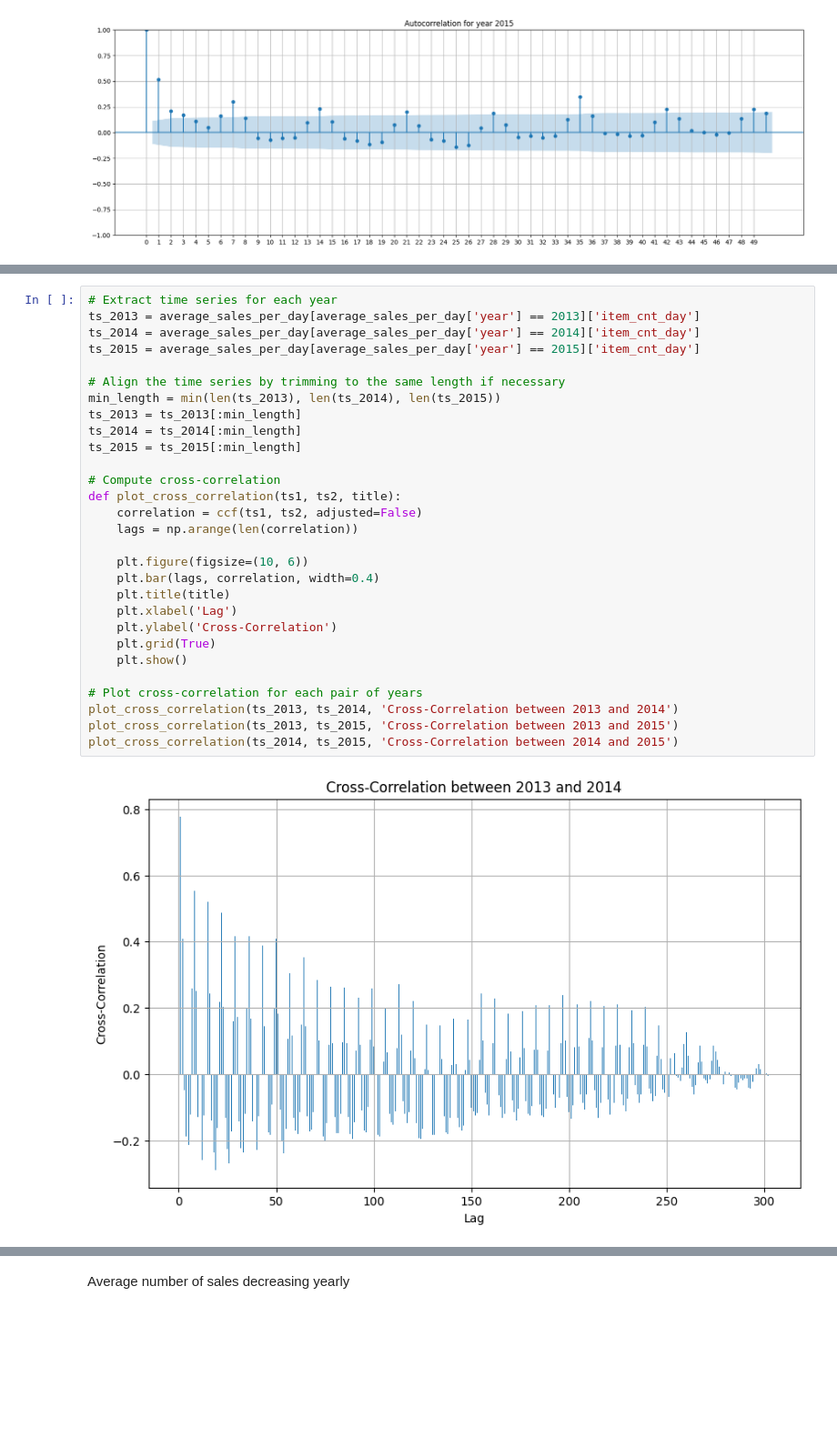
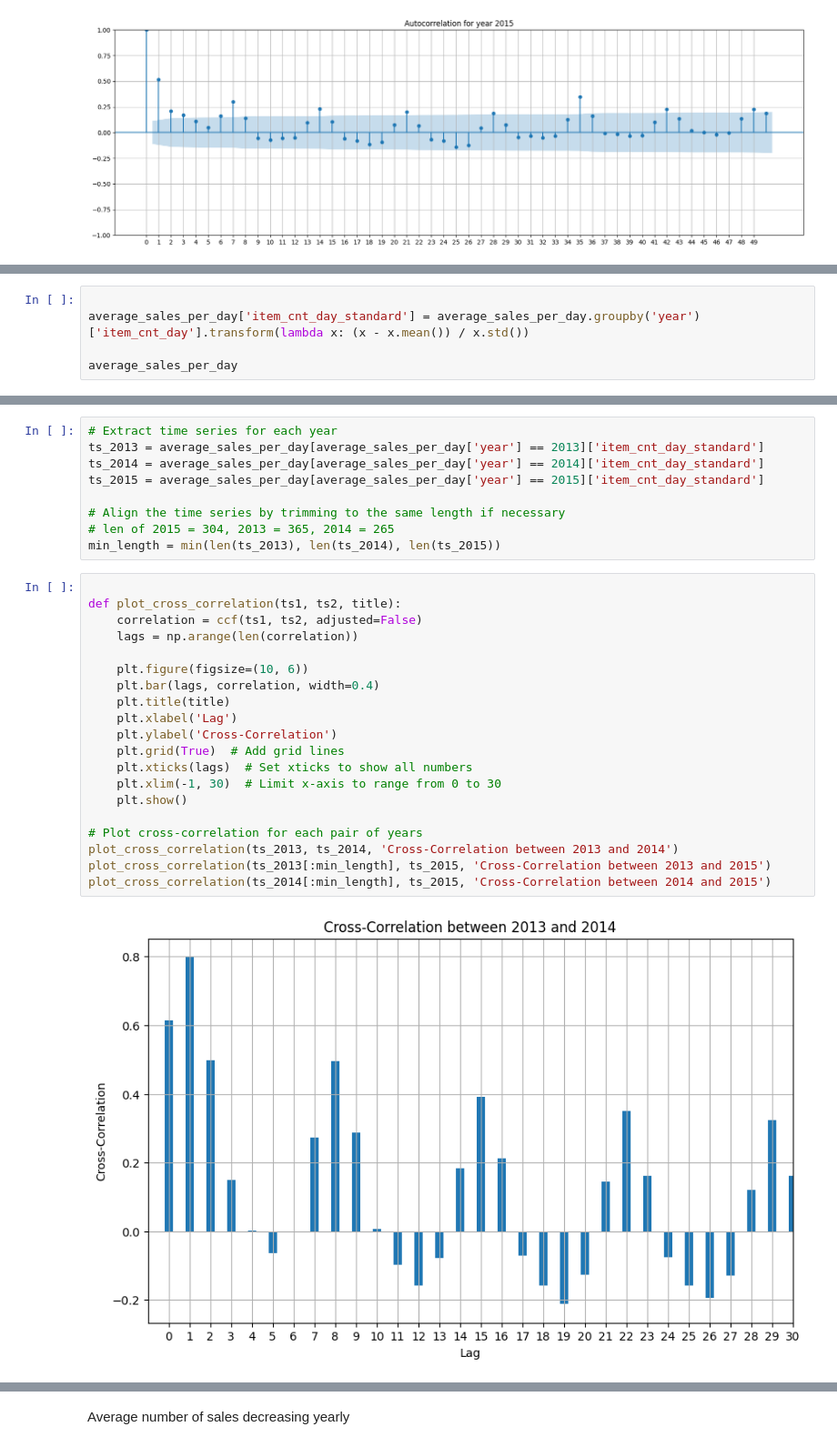
Before and after one commit to OliviaJayeola/DataSciencePortfolio, a Jupyter notebook: predict_sales/predict_sales.ipynb, the cells around one changed output, grey strips where cells are left out. Shown at 91% size. Cells and saved outputs as stored; diff of their text form; blank space fills up the shorter version.

```diff
--- a/predict_sales/predict_sales.ipynb
+++ b/predict_sales/predict_sales.ipynb
@@ -269,0 +257,5 @@ Name: item_cnt_day, Length: 304, dtype: float64
+# %%
+
+average_sales_per_day['item_cnt_day_standard'] = average_sales_per_day.groupby('year')['item_cnt_day'].transform(lambda x: (x - x.mean()) / x.std())
+
+average_sales_per_day
@@ -270,31 +276,31 @@ Name: item_cnt_day, Length: 304, dtype: float64
+# %%
+# Extract time series for each year
+ts_2013 = average_sales_per_day[average_sales_per_day['year'] == 2013]['item_cnt_day_standard']
+ts_2014 = average_sales_per_day[average_sales_per_day['year'] == 2014]['item_cnt_day_standard']
+ts_2015 = average_sales_per_day[average_sales_per_day['year'] == 2015]['item_cnt_day_standard']
+
+# Align the time series by trimming to the same length if necessary
+# len of 2015 = 304, 2013 = 365, 2014 = 265
+min_length = min(len(ts_2013), len(ts_2014), len(ts_2015))
 # %%
-# Extract time series for each year
-ts_2013 = average_sales_per_day[average_sales_per_day['year'] == 2013]['item_cnt_day']
-ts_2014 = average_sales_per_day[average_sales_per_day['year'] == 2014]['item_cnt_day']
-ts_2015 = average_sales_per_day[average_sales_per_day['year'] == 2015]['item_cnt_day']
 
-# Align the time series by trimming to the same length if necessary
-min_length = min(len(ts_2013), len(ts_2014), len(ts_2015))
-ts_2013 = ts_2013[:min_length]
-ts_2014 = ts_2014[:min_length]
-ts_2015 = ts_2015[:min_length]
-
-# Compute cross-correlation
 def plot_cross_correlation(ts1, ts2, title):
     correlation = ccf(ts1, ts2, adjusted=False)
     lags = np.arange(len(correlation))
 
     plt.figure(figsize=(10, 6))
     plt.bar(lags, correlation, width=0.4)
     plt.title(title)
     plt.xlabel('Lag')
     plt.ylabel('Cross-Correlation')
-    plt.grid(True)
+    plt.grid(True)  # Add grid lines
+    plt.xticks(lags)  # Set xticks to show all numbers
+    plt.xlim(-1, 30)  # Limit x-axis to range from 0 to 30
     plt.show()
 
 # Plot cross-correlation for each pair of years
 plot_cross_correlation(ts_2013, ts_2014, 'Cross-Correlation between 2013 and 2014')
-plot_cross_correlation(ts_2013, ts_2015, 'Cross-Correlation between 2013 and 2015')
-plot_cross_correlation(ts_2014, ts_2015, 'Cross-Correlation between 2014 and 2015')
+plot_cross_correlation(ts_2013[:min_length], ts_2015, 'Cross-Correlation between 2013 and 2015')
+plot_cross_correlation(ts_2014[:min_length], ts_2015, 'Cross-Correlation between 2014 and 2015')
 # %% [output]
-[figure, old version]
+[figure, new version]
```
Also changed, not shown: parts of 9 cells of this notebook.
